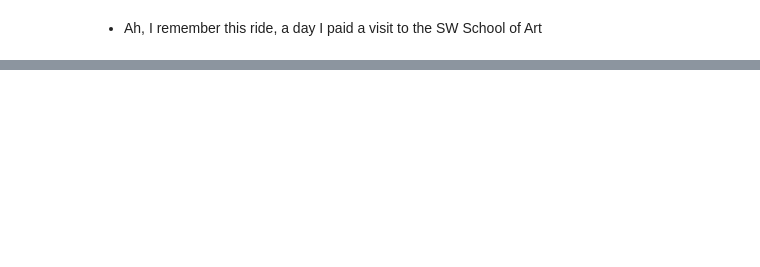
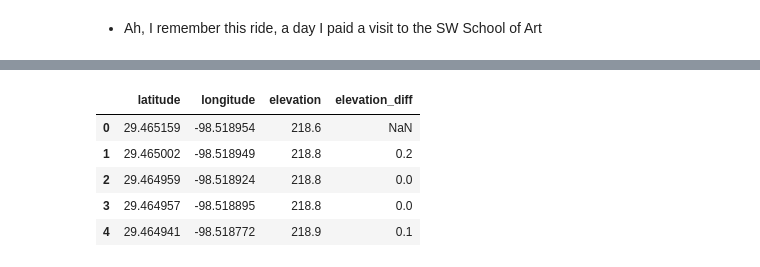
Before and after one commit to brianclements03/my_strava_project, a Jupyter notebook: New_GPX_Explo.ipynb, the cells around one changed output, grey strips where cells are left out. Cells and saved outputs as stored; diff of their text form; code cells hidden in the pictures; blank space fills up the shorter version.

```diff
--- a/New_GPX_Explo.ipynb
+++ b/New_GPX_Explo.ipynb
@@ -206,0 +221,11 @@ folium.Map?
+# %%
+route_df['elevation_diff'] = route_df['elevation'].diff()
+
+route_df.head()
+# %% [output]
+|  | latitude | longitude | elevation | elevation_diff |
+| 0 | 29.465159 | -98.518954 | 218.6 | NaN |
+| 1 | 29.465002 | -98.518949 | 218.8 | 0.2 |
+| 2 | 29.464959 | -98.518924 | 218.8 | 0.0 |
+| 3 | 29.464957 | -98.518895 | 218.8 | 0.0 |
+| 4 | 29.464941 | -98.518772 | 218.9 | 0.1 |
```
Also changed, not shown: parts of 11 cells of this notebook.
